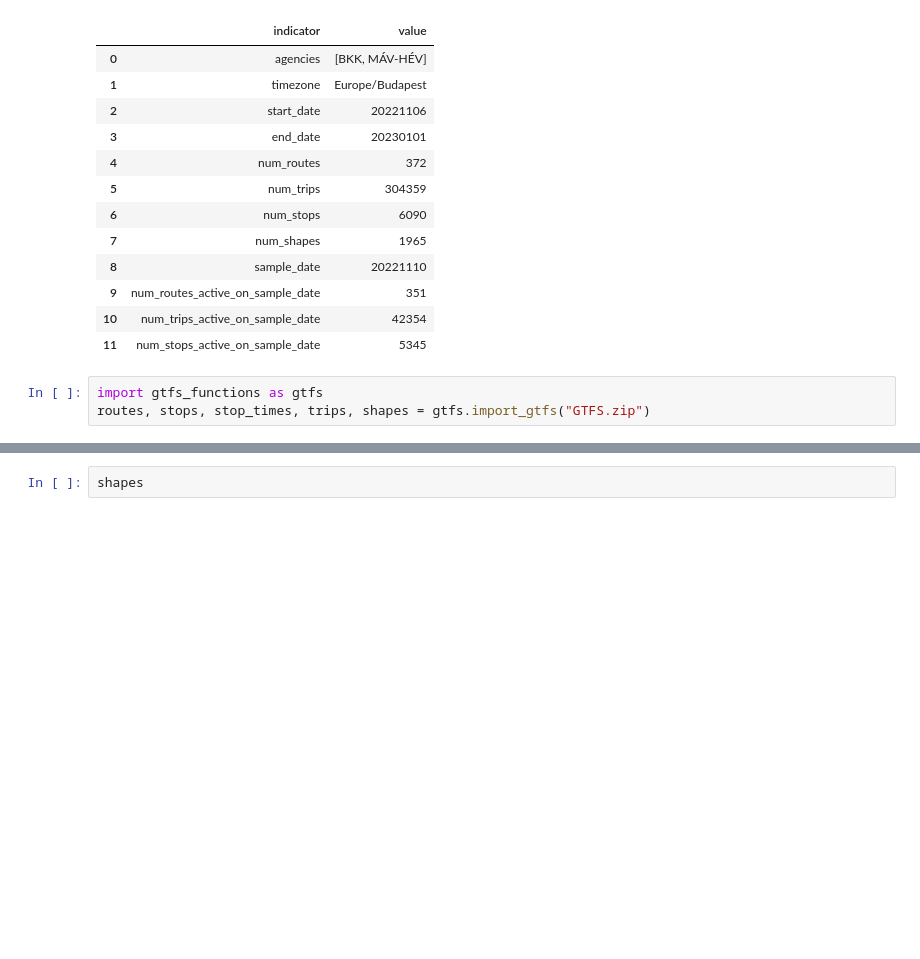
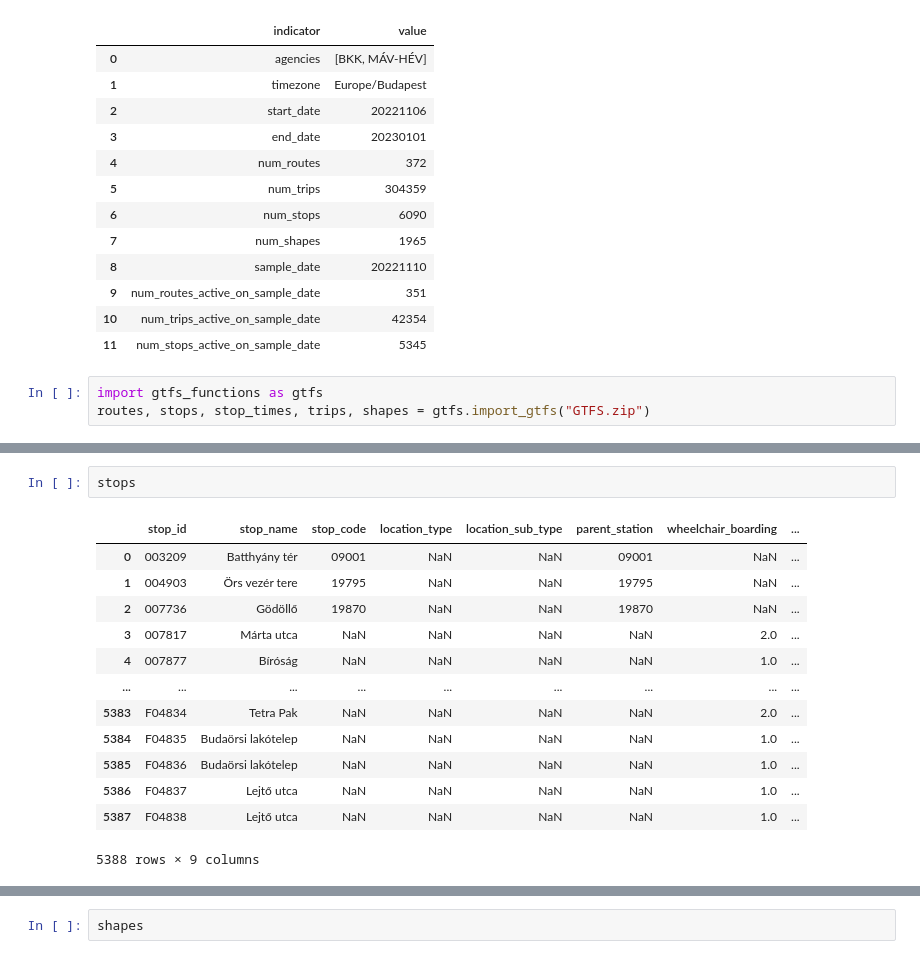
Before and after one commit to BGera89/Big_Data_Homework, a Jupyter notebook: gera.ipynb, the cells around one changed output, grey strips where cells are left out. Drawn from its saved outputs; the diff is of its cells as text; blank space fills up the shorter version.

```diff
--- a/gera.ipynb
+++ b/gera.ipynb
@@ -128,0 +142,16 @@ routes, stops, stop_times, trips, shapes = gtfs.import_gtfs("GTFS.zip")
+# %%
+stops
+# %% [output]
+|  | stop_id | stop_name | stop_code | location_type | location_sub_type | parent_station | wheelchair_boarding | ... |
+| 0 | 003209 | Batthyány tér | 09001 | NaN | NaN | 09001 | NaN | ... |
+| 1 | 004903 | Örs vezér tere | 19795 | NaN | NaN | 19795 | NaN | ... |
+| 2 | 007736 | Gödöllő | 19870 | NaN | NaN | 19870 | NaN | ... |
+| 3 | 007817 | Márta utca | NaN | NaN | NaN | NaN | 2.0 | ... |
+| 4 | 007877 | Bíróság | NaN | NaN | NaN | NaN | 1.0 | ... |
+| ... | ... | ... | ... | ... | ... | ... | ... | ... |
+| 5383 | F04834 | Tetra Pak | NaN | NaN | NaN | NaN | 2.0 | ... |
+| 5384 | F04835 | Budaörsi lakótelep | NaN | NaN | NaN | NaN | 1.0 | ... |
+| 5385 | F04836 | Budaörsi lakótelep | NaN | NaN | NaN | NaN | 1.0 | ... |
+| 5386 | F04837 | Lejtő utca | NaN | NaN | NaN | NaN | 1.0 | ... |
+| 5387 | F04838 | Lejtő utca | NaN | NaN | NaN | NaN | 1.0 | ... |
+5388 rows × 9 columns
```
Also changed, not shown: parts of 22 cells of this notebook.
